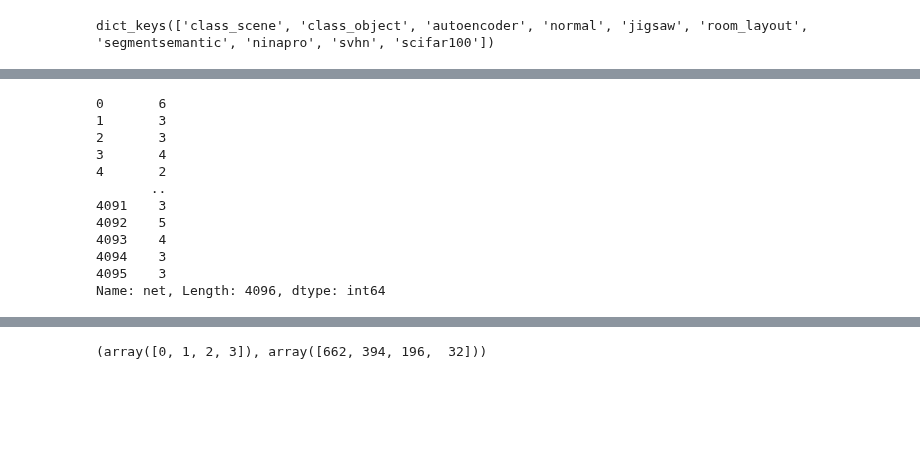
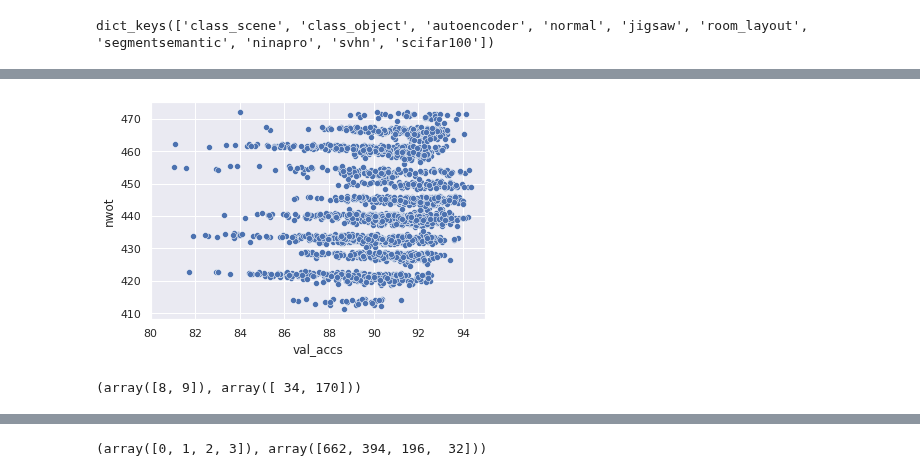
Before and after one commit to gabikadlecova/zc_combine, a Jupyter notebook: proxy_network_diversity.ipynb, the cells around one changed output, grey strips where cells are left out. Cells and saved outputs as stored; diff of their text form; code cells hidden in the pictures; blank space fills up the shorter version.

```diff
--- a/proxy_network_diversity.ipynb
+++ b/proxy_network_diversity.ipynb
@@ -109,16 +57,0 @@ plt.show()
-# %%
-counts = only_2_4['net'].str.count('3') + only_2_4['net'].str.count('2')
-counts
-# %% [output]
-0       6
-1       3
-2       3
-3       4
-4       2
-       ..
-4091    3
-4092    5
-4093    4
-4094    3
-4095    3
-Name: net, Length: 4096, dtype: int64
@@ -124,0 +63,23 @@ Name: net, Length: 4096, dtype: int64
+# %%
+import numpy as np
+from zc_combine.operations import parse_ops_nb101, count_ops
+
+only_len_6 = dfs['cifar10'][dfs['cifar10']['net'].str.len() == 168]
+nb101_ops, nb101_edges = parse_ops_nb101(only_len_6, return_edges=True)
+counts = count_ops(nb101_ops, 4) + count_ops(nb101_ops, 3)
+# %%
+import matplotlib.pyplot as plt
+import seaborn as sns
+sns.set()
+prox = 'nwot'
+
+def plot_clouds(df, counts, vmin=0, vmax=7):
+    for c in range(vmin, vmax):
+        sns.scatterplot(data=df[counts == c], x='val_accs', y=prox)
+
+plot_clouds(only_len_6, counts, vmin=3, vmax=4)
+plt.xlim(80, 95)
+#plt.ylim(430, 437)
+plt.show()
+# %% [output]
+[figure, added]
@@ -124,0 +90,5 @@ Name: net, Length: 4096, dtype: int64
+# %%
+some_ops, some_edges = parse_ops_nb101(some_nets, return_edges=True)
+np.unique(count_ops(some_edges, 1), return_counts=True)
+# %% [output]
+(array([8, 9]), array([ 34, 170]))
```
Also changed, not shown: parts of 24 cells of this notebook, 1 other file.
